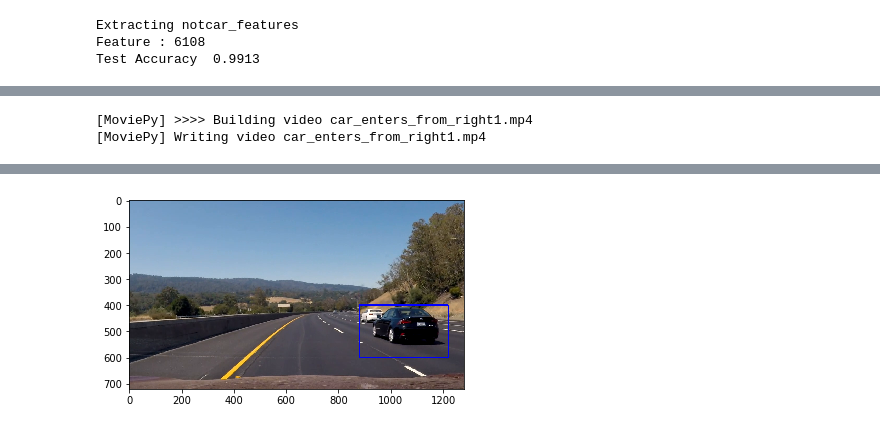
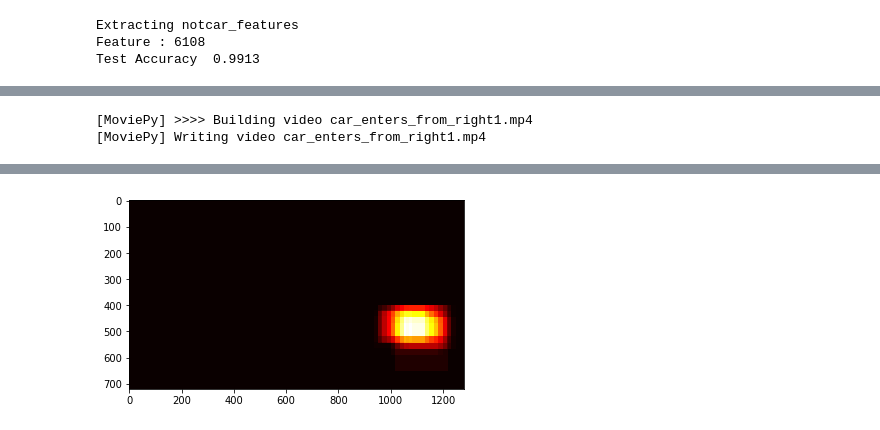
Before and after one commit to malichao/CarND-Vehicle-Detection, a Jupyter notebook: test.ipynb, the cells around one changed output, grey strips where cells are left out. Saved outputs shown, nothing was run; the diff lists cells and outputs as text; code cells hidden in the pictures.

```diff
--- a/test.ipynb
+++ b/test.ipynb
@@ -262,5 +276,5 @@ show_image(window_img)
 # %%
-windows = windows1+windows2
+windows = windows1 + windows2 + windows3 + windows4
 window_img = draw_boxes(image, windows, color=(0, 0, 255), thick=6)
 show_image(window_img)
 # %% [output]
@@ -268,14 +282,13 @@ show_image(window_img)
 # %%
 for image in images:
-    image_test = cv2.GaussianBlur(image, (15, 15), 0)
     draw_image = np.copy(image)
     hot_windows = []
-    hot_windows += (search_windows(image_test, windows, svc, X_scaler, color_space=color_space,
+    hot_windows += (search_windows(image, windows, svc, X_scaler, color_space=color_space,
                         spatial_size=spatial_size, hist_bins=hist_bins,
                         orient=orient, pix_per_cell=pix_per_cell,
                         cell_per_block=cell_per_block,
                         hog_channel=hog_channel, spatial_feat=spatial_feat,
-                        hist_feat=hist_feat, hog_feat=hog_feat,debug=True))
+                        hist_feat=hist_feat, hog_feat=hog_feat,threshold=0.5,debug=True))
     window_img = draw_boxes(draw_image, hot_windows, color=(0, 0, 255), thick=6)
     show_image(window_img)
 # %% [output]
@@ -311,14 +355,14 @@ Classifier confidence:  [ 2.12125833]
 # %%
-for image in images:
-    image_test = cv2.GaussianBlur(image, (15, 15), 0)
-    draw_image = np.copy(image)
-    hot_windows = []
-    hot_windows += (search_windows(image_test, windows, svc, X_scaler, color_space=color_space,
-                        spatial_size=spatial_size, hist_bins=hist_bins,
-                        orient=orient, pix_per_cell=pix_per_cell,
-                        cell_per_block=cell_per_block,
-                        hog_channel=hog_channel, spatial_feat=spatial_feat,
-                        hist_feat=hist_feat, hog_feat=hog_feat))
-    window_img = draw_boxes(draw_image, hot_windows, color=(0, 0, 255), thick=6)
-    show_image(window_img)
+image = cv2.imread("test.png")
+image = cv2.resize(image, (1280, 720))
+draw_image = np.copy(image)
+hot_windows = []
+hot_windows += (search_windows(image, windows, svc, X_scaler, color_space=color_space,
+                    spatial_size=spatial_size, hist_bins=hist_bins,
+                    orient=orient, pix_per_cell=pix_per_cell,
+                    cell_per_block=cell_per_block,
+                    hog_channel=hog_channel, spatial_feat=spatial_feat,
+                    hist_feat=hist_feat, hog_feat=hog_feat,threshold=0.5,debug=True))
+window_img = draw_boxes(draw_image, hot_windows, color=(0, 0, 255), thick=6)
+show_image(window_img)
 # %% [output]
@@ -352,7 +395,7 @@ def find_cars(input_image, windows, classifier, scaler, draw=True):
                                 orient=orient, pix_per_cell=pix_per_cell,
                                 cell_per_block=cell_per_block,
                                 hog_channel=hog_channel, spatial_feat=spatial_feat,
-                                hist_feat=hist_feat, hog_feat=hog_feat)
+                                hist_feat=hist_feat, hog_feat=hog_feat,threshold=0.5)
     bboxes_list.append(hot_windows)
 #     if draw == True:
 #         draw_image = np.copy(input_image)
@@ -408,6 +451,10 @@ def pipeline(image):
 
     plt.imshow(draw_img)
     return draw_img
+
+def pipeline_resized(img):
+    result = pipeline(img)
+    return cv2.resize(result, (320, 180))
 # %%
 from moviepy.editor import VideoFileClip
 from IPython.display import HTML
@@ -491,10 +552,13 @@ Test case - Car enters from right
 """
 # Clear the global variable first
 bboxes_list = []
+heat_map_g = None
 output = 'car_enters_from_right1.mp4'
 video = VideoFileClip("project_video.mp4").subclip(26,31)
 processed_video = video.fl_image(pipeline)
 %time processed_video.write_videofile(output, audio=False)
+plt.imshow(heat_map_g,cmap="hot")
+plt.show()
 # %% [output]
 [MoviePy] >>>> Building video car_enters_from_right1.mp4
 [MoviePy] Writing video car_enters_from_right1.mp4
@@ -506,4 +570,4 @@ Wall time: 1min 12s
-[figure, old version]
+[figure, new version]
 # %%
 # Clear the global variable first
 bboxes_list = []
```
Also changed, not shown: parts of 16 cells of this notebook, 17 other files.
